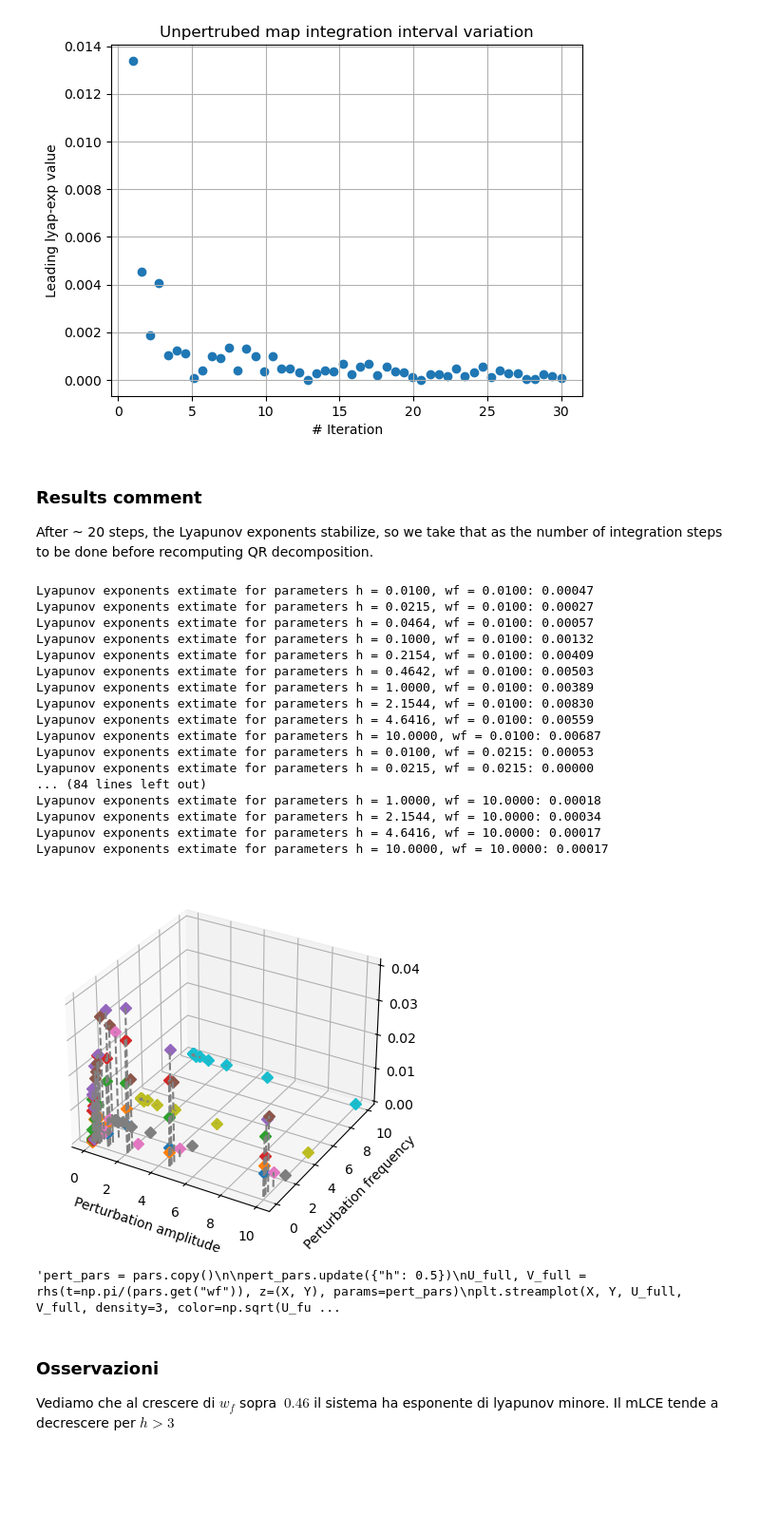
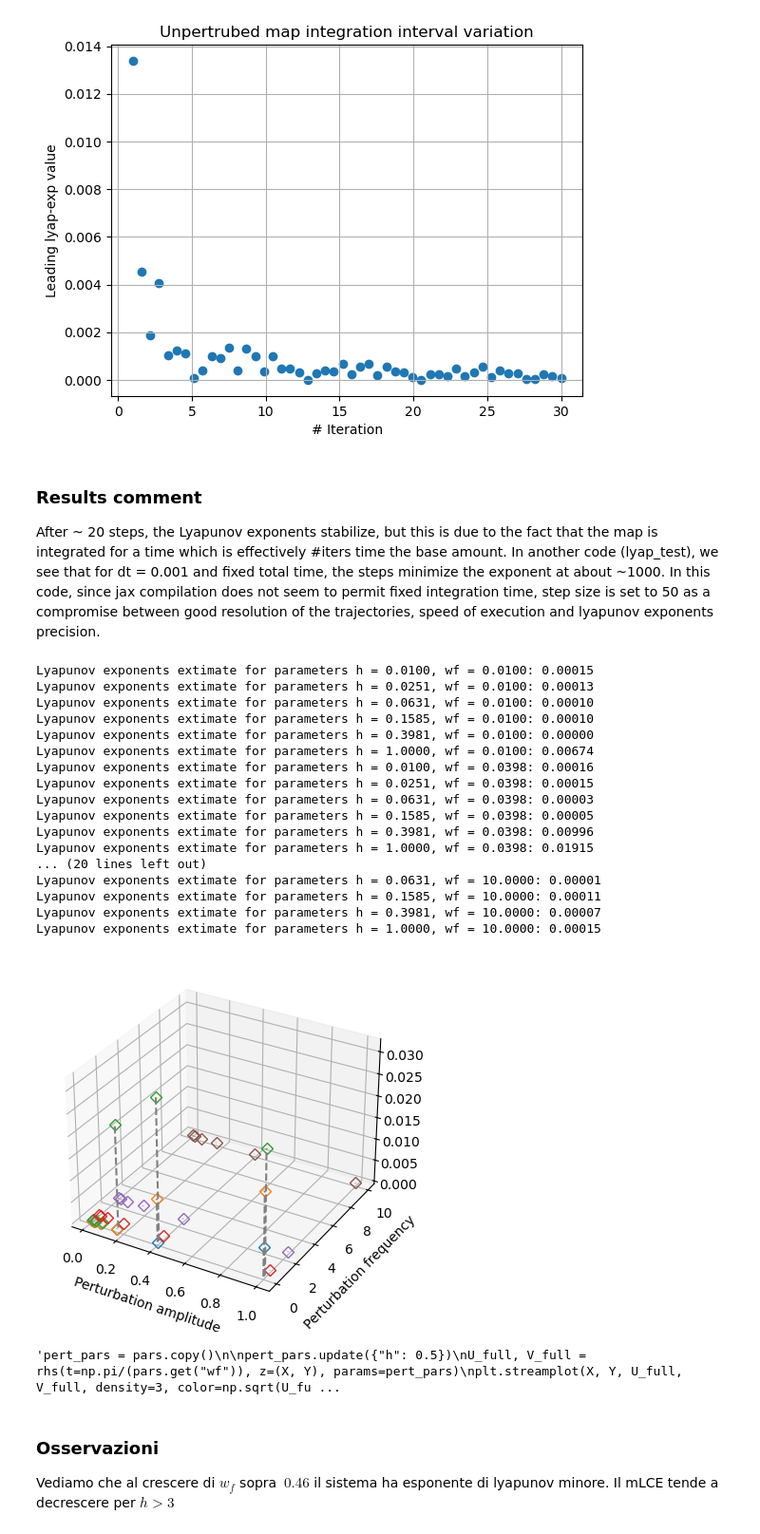
Before and after one commit to m-a-pianini/Dyna, a Jupyter notebook: experiments/samelson.ipynb, the cells around one changed output. Shown at 95% size. Saved outputs shown, nothing was run; the diff lists cells and outputs as text; code cells hidden in the pictures; blank space fills up the shorter version.

```diff
--- a/experiments/samelson.ipynb
+++ b/experiments/samelson.ipynb
@@ -23,12 +23,12 @@ from src.lyapunov import *
 
 jax.config.update("jax_enable_x64", True)
 rng = np.random.default_rng(seed=42069)
-FIG_PATH = dirname(cwd) + "/figs/"
+FIG_PATH = dirname(cwd) + "/figs_interpars/"
 # %%
 # Flow selection and parameters
 rhs = samelson_flow
 pars = {
-    "A0": 1.064,
+    "A0": 1,
     "C": 0.25,
     "L": 2,
     "h": 0.1,
@@ -37,10 +37,11 @@ pars = {
 
 # Integration options
 dt = 0.001
-N_iters = 2e5
-timesteps = np.linspace(0, dt*N_iters, 500000)
+N_iters = 2e4
+steps = 500
 
-steps = 20
+timesteps = np.linspace(0, steps*dt*N_iters, 30000)
+
 burns = 0.2
 
 solver = dfx.Kvaerno5()
@@ -132,14 +162,14 @@ plt.show()
 # First experiment 3: trajectory check
 # %% [markdown]
 ### Results comment
-After ~ 20 steps, the Lyapunov exponents stabilize, so we take that as the number of integration steps to be done before recomputing QR decomposition.
+After ~ 20 steps, the Lyapunov exponents stabilize, but this is due to the fact that the map is integrated for a time which is effectively #iters time the base amount. In another code (lyap_test), we see that for dt = 0.001 and fixed total time, the steps minimize the exponent at about ~1000. In this code, since jax compilation does not seem to permit fixed integration time, step size is set to 50 as a compromise between good resolution of the trajectories, speed of execution and lyapunov exponents precision.
 # %%
-# Third experiment: parameters variation
+# Third experiment: perturbation parameters variation
 # Setup and calculations
 z0 = jnp.array([np.pi/2, 0])
 pars_list = pars.copy()
-shapes = (10, 10)
-H, WF = jnp.meshgrid(jnp.logspace(-2, 1, shapes[0]), jnp.logspace(-2, 1, shapes[1]))
+shapes = (6, 6)
+H, WF = jnp.meshgrid(jnp.logspace(-2, 0, shapes[0]), jnp.logspace(-2, 1, shapes[1]))
 
 pars_list.update({"h": jnp.concat(H)})
 pars_list.update({"wf": jnp.concat(WF)})
@@ -149,58 +179,58 @@ var_par_lyap = jax.jit(
     jax.vmap(var_par_compute, in_axes=(None, None, {"A0": None, "C": None, "L": None, "h": 0, "wf": 0}, None))
 )
 
-var_cum_lyaps = jnp.sort(var_par_lyap(z0, 0, pars_list, 20*dt))[:, -1]
+var_cum_lyaps = jnp.sort(var_par_lyap(z0, 0, pars_list, steps*dt))[:, -1]
 # %%
 # Plots
 for cum, h, wf in zip(var_cum_lyaps, jnp.concat(H), jnp.concat(WF)):
     print(f"Lyapunov exponents extimate for parameters h = {h:.4f}, wf = {wf:.4f}: {cum:.5f}")
 
 fig = plt.figure()
 ax = fig.add_subplot(111, projection="3d")
-for cum, h, wf in zip(var_cum_lyaps.reshape(10,10), H, WF):
+for cum, h, wf in zip(var_cum_lyaps.reshape(6, 6), H, WF):
     markerline, stemlines, baseline = ax.stem(
         h, wf, cum, linefmt='grey', markerfmt='D')
     markerline.set_markerfacecolor('none')
     stemlines.set(linestyle="--")
     baseline.remove()
 
 plt.xlabel("Perturbation amplitude")
 plt.ylabel("Perturbation frequency")
 plt.grid(True)
 plt.savefig(FIG_PATH + "Pars_variation_gross.png", dpi=1500)
 plt.show()
 
 # Perturbated flow
 #plt.streamplot(X, Y, U , V, density=3)
 
 """pert_pars = pars.copy()
 
 pert_pars.update({"h": 0.5})
 U_full, V_full = rhs(t=np.pi/(pars.get("wf")), z=(X, Y), params=pert_pars)
 plt.streamplot(X, Y, U_full, V_full, density=3, color=np.sqrt(U_full**2 + V_full**2), cmap='plasma')
 plt.grid()
 plt.savefig(FIG_PATH + "Sam_Perturbed_flow.png", dpi=1500)
 plt.show()
 """
 # %% [output]
-Lyapunov exponents extimate for parameters h = 0.0100, wf = 0.0100: 0.00047
-Lyapunov exponents extimate for parameters h = 0.0215, wf = 0.0100: 0.00027
-Lyapunov exponents extimate for parameters h = 0.0464, wf = 0.0100: 0.00057
-Lyapunov exponents extimate for parameters h = 0.1000, wf = 0.0100: 0.00132
-Lyapunov exponents extimate for parameters h = 0.2154, wf = 0.0100: 0.00409
-Lyapunov exponents extimate for parameters h = 0.4642, wf = 0.0100: 0.00503
-Lyapunov exponents extimate for parameters h = 1.0000, wf = 0.0100: 0.00389
-Lyapunov exponents extimate for parameters h = 2.1544, wf = 0.0100: 0.00830
-Lyapunov exponents extimate for parameters h = 4.6416, wf = 0.0100: 0.00559
-Lyapunov exponents extimate for parameters h = 10.0000, wf = 0.0100: 0.00687
-Lyapunov exponents extimate for parameters h = 0.0100, wf = 0.0215: 0.00053
-Lyapunov exponents extimate for parameters h = 0.0215, wf = 0.0215: 0.00000
-... (84 lines left out)
-Lyapunov exponents extimate for parameters h = 1.0000, wf = 10.0000: 0.00018
-Lyapunov exponents extimate for parameters h = 2.1544, wf = 10.0000: 0.00034
-Lyapunov exponents extimate for parameters h = 4.6416, wf = 10.0000: 0.00017
-Lyapunov exponents extimate for parameters h = 10.0000, wf = 10.0000: 0.00017
+Lyapunov exponents extimate for parameters h = 0.0100, wf = 0.0100: 0.00015
+Lyapunov exponents extimate for parameters h = 0.0251, wf = 0.0100: 0.00013
+Lyapunov exponents extimate for parameters h = 0.0631, wf = 0.0100: 0.00010
+Lyapunov exponents extimate for parameters h = 0.1585, wf = 0.0100: 0.00010
+Lyapunov exponents extimate for parameters h = 0.3981, wf = 0.0100: 0.00000
+Lyapunov exponents extimate for parameters h = 1.0000, wf = 0.0100: 0.00674
+Lyapunov exponents extimate for parameters h = 0.0100, wf = 0.0398: 0.00016
+Lyapunov exponents extimate for parameters h = 0.0251, wf = 0.0398: 0.00015
+Lyapunov exponents extimate for parameters h = 0.0631, wf = 0.0398: 0.00003
+Lyapunov exponents extimate for parameters h = 0.1585, wf = 0.0398: 0.00005
+Lyapunov exponents extimate for parameters h = 0.3981, wf = 0.0398: 0.00996
+Lyapunov exponents extimate for parameters h = 1.0000, wf = 0.0398: 0.01915
+... (20 lines left out)
+Lyapunov exponents extimate for parameters h = 0.0631, wf = 10.0000: 0.00001
+Lyapunov exponents extimate for parameters h = 0.1585, wf = 10.0000: 0.00011
+Lyapunov exponents extimate for parameters h = 0.3981, wf = 10.0000: 0.00007
+Lyapunov exponents extimate for parameters h = 1.0000, wf = 10.0000: 0.00015
-[figure, old version]
+[figure, new version]
 'pert_pars = pars.copy()\n\npert_pars.update({"h": 0.5})\nU_full, V_full = rhs(t=np.pi/(pars.get("wf")), z=(X, Y), params=pert_pars)\nplt.streamplot(X, Y, U_full, V_full, density=3, color=np.sqrt(U_fu ...
 # %% [markdown]
 ### Osservazioni
```
Also changed, not shown: parts of 10 cells of this notebook, 10 other files.
